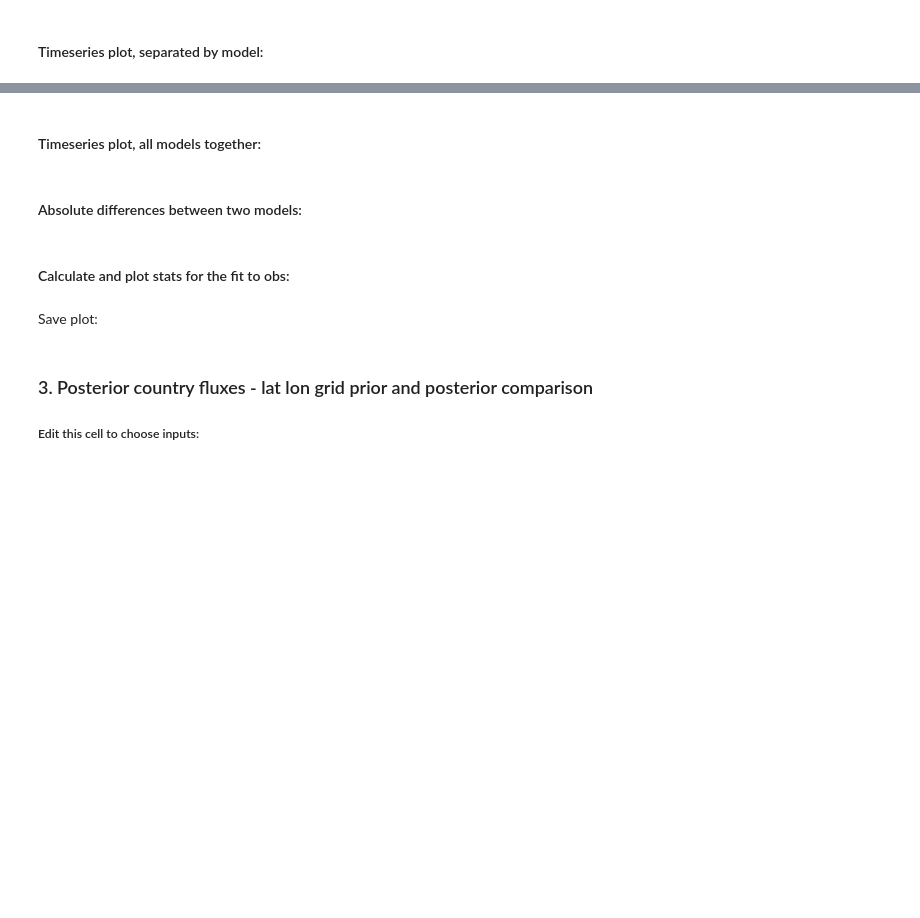
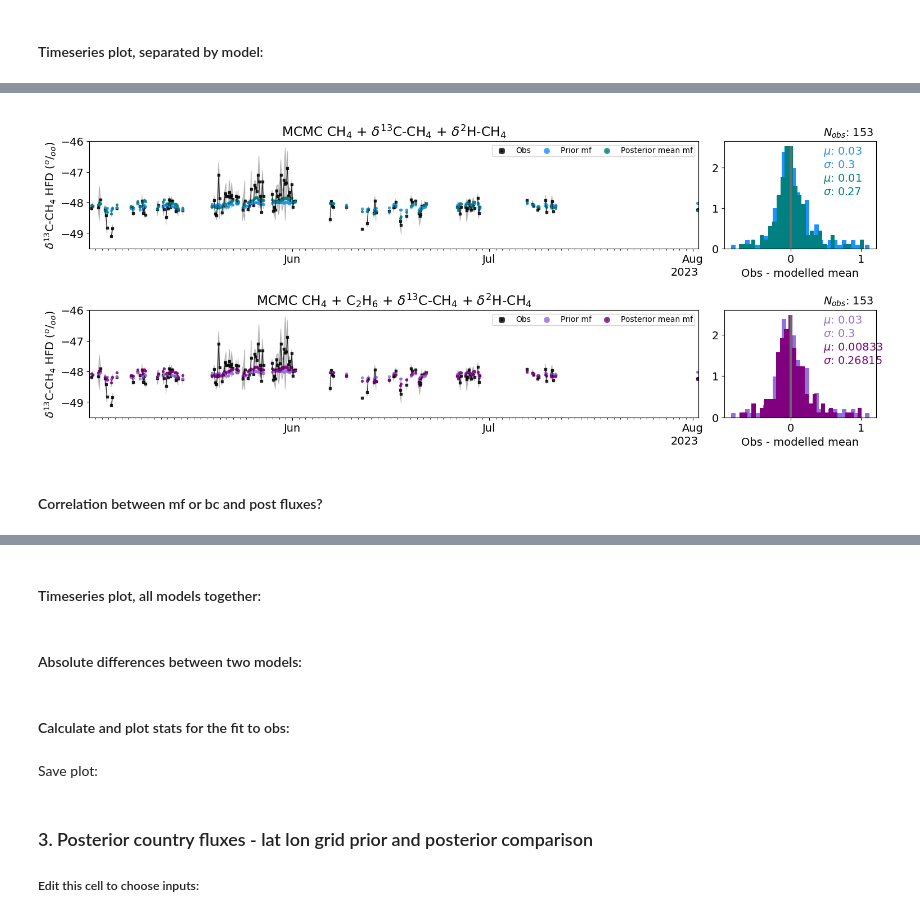
Before and after one commit to openghg/fluxie, a Jupyter notebook: PARIS_inversion_results.ipynb, the cells around one changed output, grey strips where cells are left out. Drawn from its saved outputs; the diff is of its cells as text; code cells hidden in the pictures; blank space fills up the shorter version.

```diff
--- a/PARIS_inversion_results.ipynb
+++ b/PARIS_inversion_results.ipynb
@@ -36,6 +36,7 @@ model_filenames = {'rhime':'RHIME_NAME_EUROPE_EDGAR_rhime_obs_rhime_baseline_opt
                   'intem':'InTEM_NAME_EUROPE_5UK_site_test*',
                   'intem_14sites':'InTEM_NAME_EUROPE_EDGAR_14sites_new_obs',
                   'mcmc':'MCMC_NAME_EUROPE',
+                  'mcmc_075flux':'MCMC_NAME_EUROPE_075flux',
                   'mcmc_forward':'MCMC_NAME_EUROPE_forward_model',
                   'mcmc_c2h6_forward':'MCMC_NAME_EUROPE_c2h6_varR_forward_model',
                   'mcmc_c2h6':'MCMC_NAME_EUROPE_c2h6_varR',
@@ -55,6 +56,7 @@ model_labels = {'rhime':'RHIME 33 sites',
                   'intem_14sites':'InTEM 14 sites',
                   'mcmc_forward':'MCMC CH$_4$',
                   'mcmc':'MCMC CH$_4$',
+                  'mcmc_075flux':'MCMC CH$_4$ 0.75 flux',
                   'mcmc_c2h6_forward':'MCMC CH$_4$ + C$_2$H$_6$',
                   'mcmc_c2h6':'MCMC CH$_4$ + C$_2$H$_6$',
                   'mcmc_d13_forward':'MCMC CH$_4$ + $\delta^{13}$C-CH$_4$',
@@ -73,13 +75,14 @@ model_colors = {'rhime':['dimgrey','grey'],
                 'intem_14sites':['orange','goldenrod'],
                   'mcmc_forward':['darkblue','dodgerblue'],
                   'mcmc':['darkblue','dodgerblue'],
+                  'mcmc_075flux':['darkorange','darkorange'],
                   'mcmc_c2h6_forward':['firebrick','indianred'],
-                  'mcmc_c2h6':['firebrick','indianred'],
+                  'mcmc_c2h6':['dodgerblue','lightblue'],
                   'mcmc_d13_forward':['firebrick','pink'],
                   'mcmc_c2h6_d13_forward':['turquoise','teal'],
                   'mcmc_c2h6_d13':['turquoise','teal'],
                   'mcmc_d13_dD_forward':['darkgreen','teal'],
-                  'mcmc_d13_dD':['darkgreen','teal'],
+                  'mcmc_d13_dD':['teal','dodgerblue'],#['darkgreen','teal'],
                   'mcmc_d13_dD_new_Rbc':['orange','goldenrod'],
                   'mcmc_c2h6_d13_dD_forward':['purple','mediumpurple'],
                   'mcmc_c2h6_d13_dD':['purple','mediumpurple'],
@@ -99,14 +103,15 @@ plot_regions = ['SE-ENGLAND','UK','IRELAND','FRANCE','BELGIUM'] #works best with
 #         'mcmc_old_setup','mcmc_2gas_old_setup','intem']
 #models = ['mcmc','mcmc_filtering','mcmc_new_model_error','mcmc_fixedbc','mcmc_fixed_outer',
 #         'mcmc_old_setup','intem']
-#models = ['intem_7sites','mcmc','mcmc_c2h6','mcmc_d13_dD','mcmc_c2h6_d13_dD']
-models = ['mcmc','mcmc_c2h6','mcmc_d13_dD','mcmc_c2h6_d13_dD']
+models = ['intem_7sites','mcmc','mcmc_c2h6','mcmc_d13_dD','mcmc_c2h6_d13_dD']
+models = ['mcmc_c2h6_d13_dD','mcmc_c2h6']
+#models = ['intem_7sites','mcmc','mcmc_075flux','mcmc_c2h6']#,'mcmc_d13_dD','mcmc_c2h6_d13_dD']
 #models = ['mcmc_d13_varR','mcmc_d13_varR_flatbyregion','mcmc_d13_varR_flatbyregion_lowmoderror']
 #models = ['mcmc_noicos','mcmc_d13_varR_noicos','mcmc_d13_dD_varR_noicos']
 
 period_override = None #use to override standard inversion periods, must be a list the same length as models, e.g. ['monthly','yearly']
-start_date = '2021-01-01' #inclusive
-end_date = '2023-01-01' #not inclusive
+start_date = '2022-01-01' #inclusive
+end_date = '2023-11-01' #not inclusive
 ###################################
 
 ds_all_flux = func.read_flux(data_dir,species,models,model_filenames,period_override=period_override)
@@ -276,22 +277,21 @@ generic_plots.savefig(fig,'/home/h02/aramsden/results/multi_gas_MCMC/real_data_r
 # %%
 ###################################
 ### edit variables in this block
-species = 'hfc134a'
-plot_species = 'hfc134a'
-site = 'TAC'
+species = 'ch4'
+plot_species = 'dch4c13'
+site = 'HFD'
 #models = ['mcmc_forward','mcmc_c2h6_forward','mcmc_d13_forward','mcmc_c2h6_d13_forward',
 #          'mcmc_d13_dD_forward','mcmc_c2h6_d13_dD_forward']
 
 #models = ['mcmc','mcmc_c2h6','mcmc_d13_dD','mcmc_c2h6_d13_dD','intem_14sites']
-models = ['mcmc_c2h6','mcmc_c2h6_d13_dD']
-models = ['intem_3year','intem_2year','intem_1year']
+models = ['mcmc_d13_dD','mcmc_c2h6_d13_dD']
 
 #models = ['mcmc_d13_varR','mcmc_d13_varR_flatbyregion','mcmc_d13_varR_flatbyregion_lowmoderror']
 #models = ['intem_14sites','mcmc','mcmc_d13','mcmc_d13_fixedR']
 #models = ['intem','mcmc_prop-uncert','mcmc_prop-uncert-high-MHDbc_fixed-outer','mcmc_prop-uncert-high-MHDbc_fixed-outer_filtered']
 period_override = None #use to override standard inversion periods, must be a list the same length as models, e.g. ['monthly','yearly']
-start_date = '2012-01-01' #inclusive
-end_date = '2023-10-01'   #not inclusive
+start_date = '2023-05-01' #inclusive
+end_date = '2023-08-01'   #not inclusive
 
 baseline_site = None #'MHD', 'JFJ' or 'CMN'. If None, does not mask by baseline time
 ###################################
@@ -324,7 +340,7 @@ for m in models:
 fig = func.plot_obs_modelled_separate(ds_all_mf_sliced,plot_species,site,model_labels,
                                       model_colors,
                              include=['Yobs','Yapriori','Yapost'],
-                             diff_include=['Yapriori','Yapost'],line_plot_with_scatter=True)
+                             diff_include=['Yapriori','Yapost'],line_plot_with_scatter=True,y_lim=[-49.5,-46])#y_lim=[-108,-80])
 
 ###################################
 ### Instructions for timeseries plotting:
@@ -333,3 +349,4 @@ fig = func.plot_obs_modelled_separate(ds_all_mf_sliced,plot_species,site,model_l
 # - To plot the histogram of Obs-variable, add the desired variable to be subtracted in "diff_include" (default value of "diff_include" = Yapost)
 # - To erase uncertainty bars around the mean values of Yobs and Yapost set "add_unc" to False (default value of "add_unc" = True)
 ###################################
+# %% [output]
@@ -336 +357,2 @@ fig = func.plot_obs_modelled_separate(ds_all_mf_sliced,plot_species,site,model_l
+[figure, added]
 # %%
@@ -339,0 +362,2 @@ fig = func.plot_obs_modelled_separate(ds_all_mf_sliced,plot_species,site,model_l
+# %% [markdown]
+#### Correlation between mf or bc and post fluxes?
```
Also changed, not shown: parts of 13 cells of this notebook, 1 other file.
